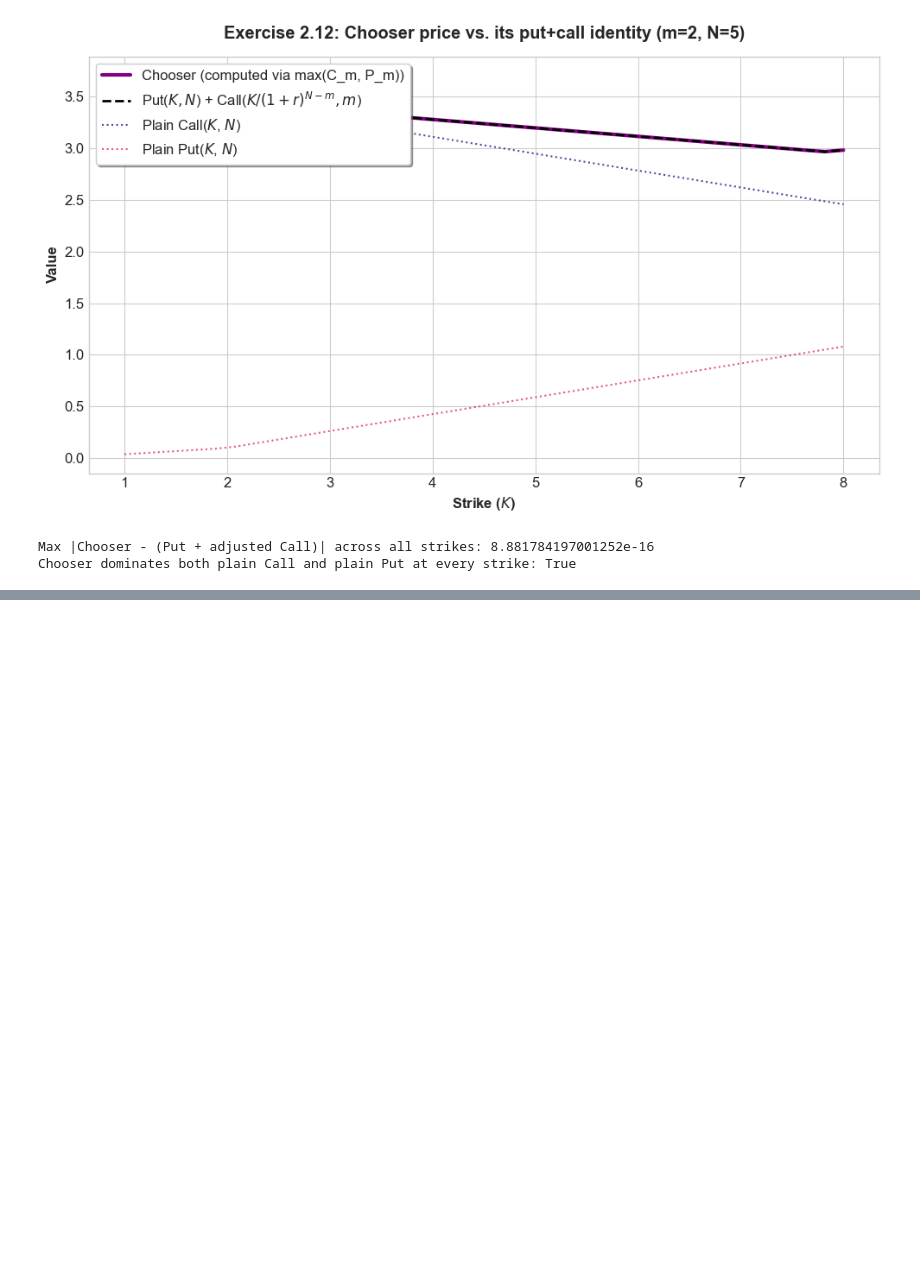
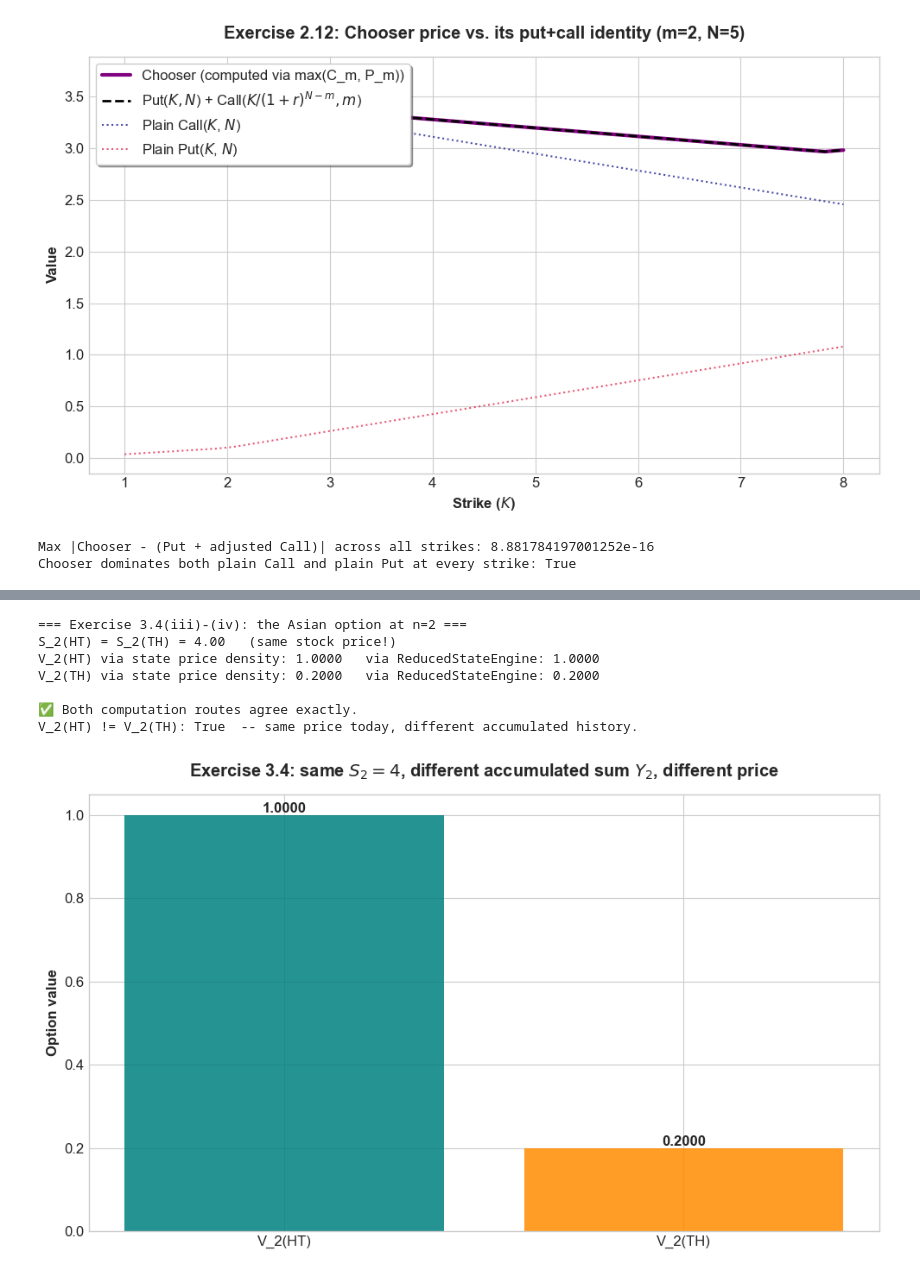
Before and after one commit to danigonespi/binomial_asset_pricing_model, a Jupyter notebook: shreve_v1_notebook.ipynb, the cells around one changed output, grey strips where cells are left out. Drawn from its saved outputs; the diff is of its cells as text; code cells hidden in the pictures; blank space fills up the shorter version.

```diff
--- a/shreve_v1_notebook.ipynb
+++ b/shreve_v1_notebook.ipynb
@@ -848,0 +976,39 @@ Chooser dominates both plain Call and plain Put at every strike: True
+# %%
+asian_shreve = AsianOption(strike=4.0, n_periods=N)
+payoff_dict_asian = {w: asian_shreve.compute(shreve_model.price_path(w)) for w in actual_space.get_omega()}
+
+zeta_process = state_price_density_process(actual_space, rn_space, shreve_model.r)
+v2 = price_step_via_state_density_process(payoff_dict_asian, actual_space, zeta_process, 2)
+
+reduced_result = ReducedStateEngine().price(shreve_model, asian_shreve, n_periods=N)
+
+print("=== Exercise 3.4(iii)-(iv): the Asian option at n=2 ===")
+print(f"S_2(HT) = S_2(TH) = {shreve_model.price_path('HT')[-1]:.2f}   (same stock price!)")
+print(f"V_2(HT) via state price density: {v2['HT']:.4f}   via ReducedStateEngine: {reduced_result.value_grid[(2, 4.0, 16.0)]:.4f}")
+print(f"V_2(TH) via state price density: {v2['TH']:.4f}   via ReducedStateEngine: {reduced_result.value_grid[(2, 4.0, 10.0)]:.4f}")
+
+assert abs(v2['HT'] - reduced_result.value_grid[(2, 4.0, 16.0)]) < 1e-9
+assert abs(v2['TH'] - reduced_result.value_grid[(2, 4.0, 10.0)]) < 1e-9
+print("\n✅ Both computation routes agree exactly.")
+print(f"V_2(HT) != V_2(TH): {not np.isclose(v2['HT'], v2['TH'])}  -- same price today, different accumulated history.")
+
+fig, ax = plt.subplots()
+labels = ['V_2(HT)', 'V_2(TH)']
+values = [v2['HT'], v2['TH']]
+colors = ['teal', 'darkorange']
+ax.bar(labels, values, color=colors, alpha=0.85)
+for i, v in enumerate(values):
+    ax.annotate(f"{v:.4f}", (i, v), ha='center', va='bottom', fontweight='bold')
+ax.set_title(r'Exercise 3.4: same $S_2=4$, different accumulated sum $Y_2$, different price', fontweight='bold', pad=15)
+ax.set_ylabel('Option value', fontweight='bold')
+plt.tight_layout()
+plt.show()
+# %% [output]
+=== Exercise 3.4(iii)-(iv): the Asian option at n=2 ===
+S_2(HT) = S_2(TH) = 4.00   (same stock price!)
+V_2(HT) via state price density: 1.0000   via ReducedStateEngine: 1.0000
+V_2(TH) via state price density: 0.2000   via ReducedStateEngine: 0.2000
+
+✅ Both computation routes agree exactly.
+V_2(HT) != V_2(TH): True  -- same price today, different accumulated history.
+[figure, added]
```
Also changed, not shown: parts of 15 cells of this notebook.
